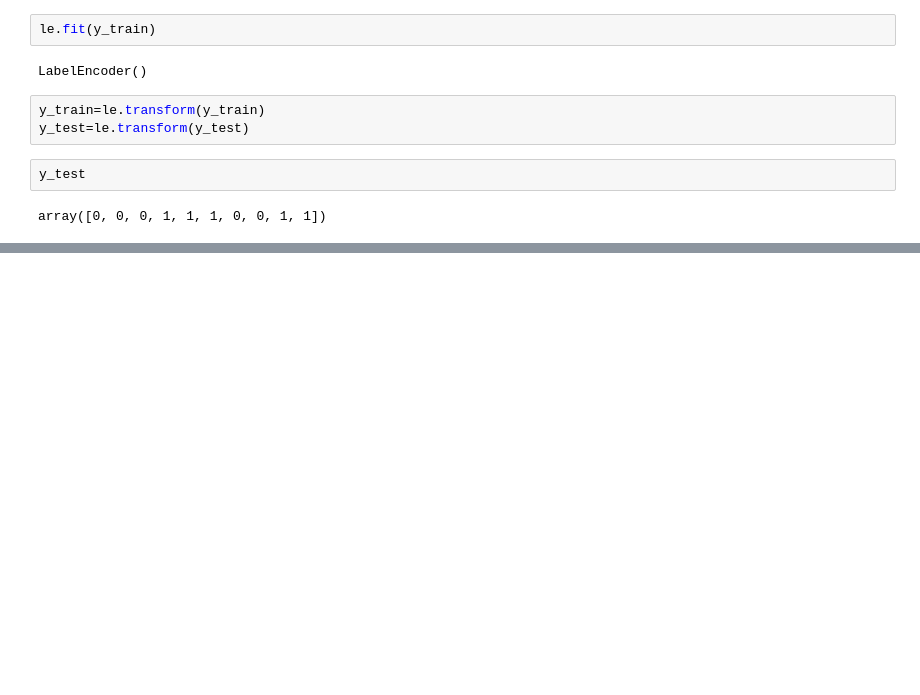
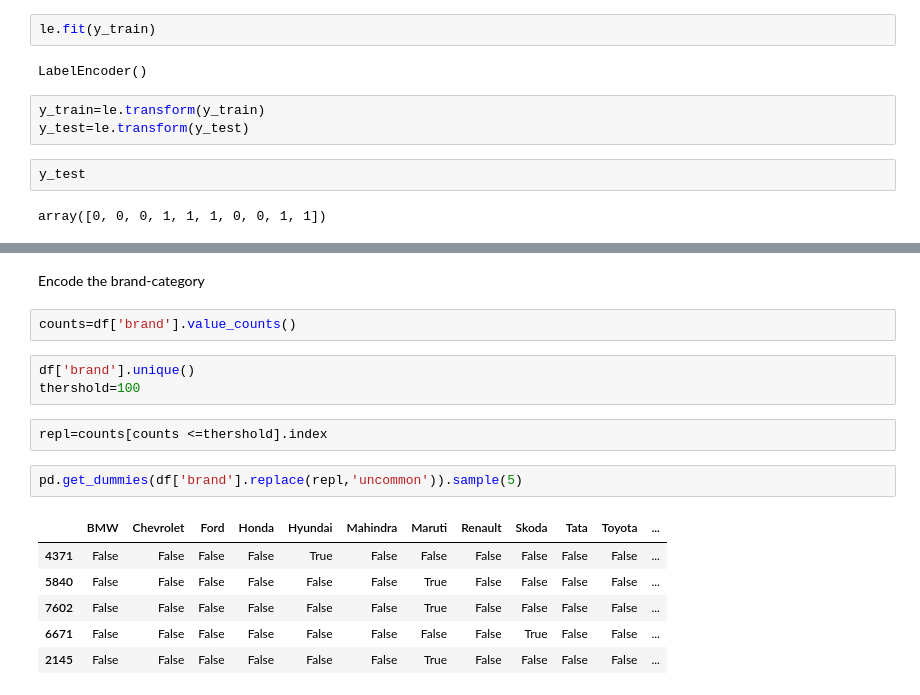
Before and after one commit to DevpriyaSaini/ML-100, a Jupyter notebook: ordinal.ipynb, the cells around one changed output, grey strips where cells are left out. Cells and saved outputs as stored; diff of their text form; blank space fills up the shorter version.

```diff
--- a/ordinal.ipynb
+++ b/ordinal.ipynb
@@ -95,0 +174,18 @@ array([0, 0, 0, 1, 1, 1, 0, 0, 1, 1])
+# %% [markdown]
+Encode the brand-category
+# %%
+counts=df['brand'].value_counts()
+# %%
+df['brand'].unique()
+thershold=100
+# %%
+repl=counts[counts <=thershold].index
+# %%
+pd.get_dummies(df['brand'].replace(repl,'uncommon')).sample(5)
+# %% [output]
+|  | BMW | Chevrolet | Ford | Honda | Hyundai | Mahindra | Maruti | Renault | Skoda | Tata | Toyota | ... |
+| 4371 | False | False | False | False | True | False | False | False | False | False | False | ... |
+| 5840 | False | False | False | False | False | False | True | False | False | False | False | ... |
+| 7602 | False | False | False | False | False | False | True | False | False | False | False | ... |
+| 6671 | False | False | False | False | False | False | False | False | True | False | False | ... |
+| 2145 | False | False | False | False | False | False | True | False | False | False | False | ... |
```
Also changed, not shown: parts of 13 cells of this notebook.
